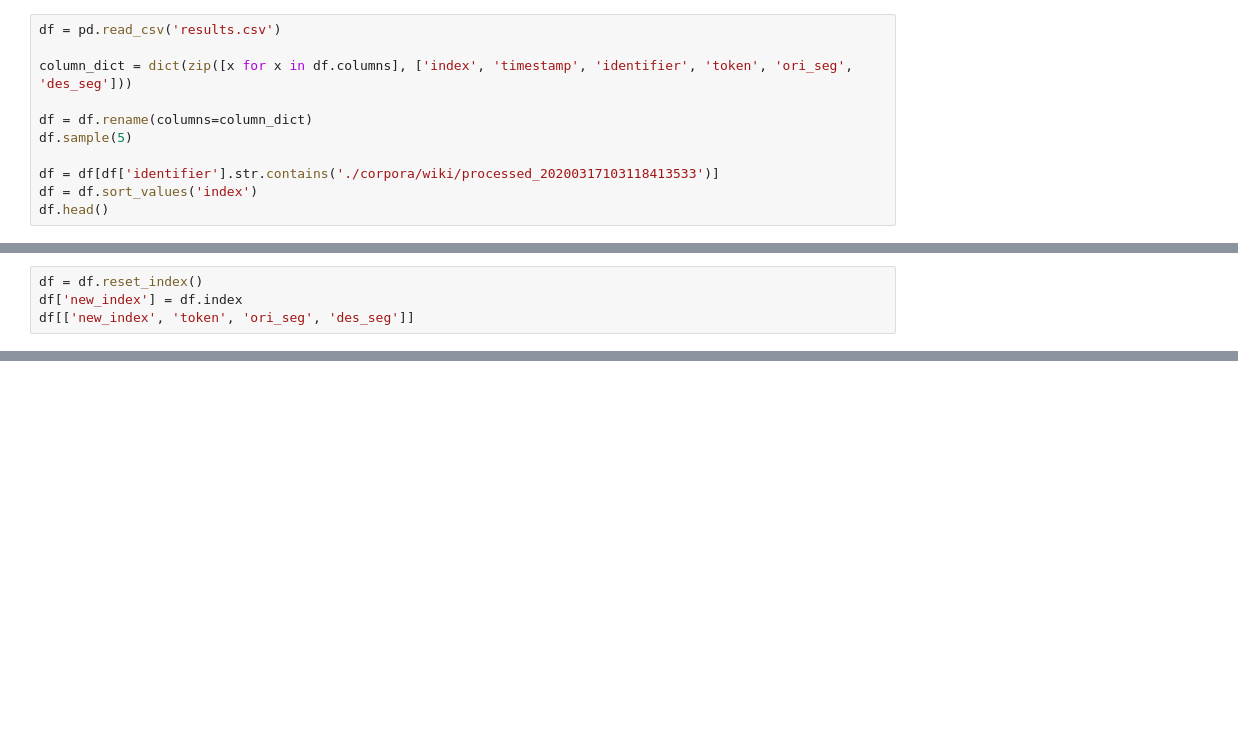
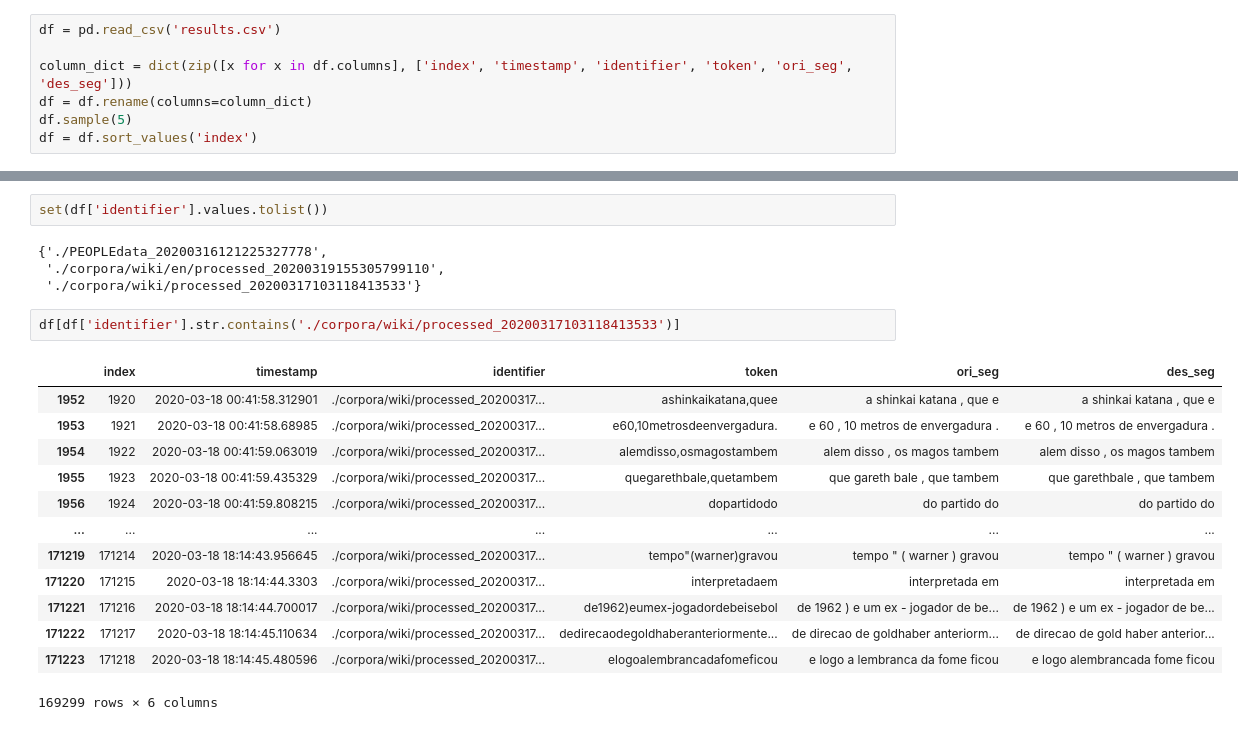
Before and after one commit to ruanchaves/BERT-WS, a Jupyter notebook: sandbox.ipynb, the cells around one changed output, grey strips where cells are left out. Drawn from its saved outputs; the diff is of its cells as text; blank space fills up the shorter version.

```diff
--- a/sandbox.ipynb
+++ b/sandbox.ipynb
@@ -24,10 +4,6 @@ dtype: int64
 df = pd.read_csv('results.csv')
 
 column_dict = dict(zip([x for x in df.columns], ['index', 'timestamp', 'identifier', 'token', 'ori_seg', 'des_seg']))
-
 df = df.rename(columns=column_dict)
 df.sample(5)
-
-df = df[df['identifier'].str.contains('./corpora/wiki/processed_20200317103118413533')]
 df = df.sort_values('index')
-df.head()
@@ -87,4 +9,0 @@ original_df
-# %%
-df = df.reset_index()
-df['new_index'] = df.index
-df[['new_index', 'token', 'ori_seg', 'des_seg']]
@@ -120,0 +10,22 @@ original_df.merge(df, how='outer', left_on='original_index', right_on='new_index
+# %%
+set(df['identifier'].values.tolist())
+# %% [output]
+{'./PEOPLEdata_20200316121225327778',
+ './corpora/wiki/en/processed_20200319155305799110',
+ './corpora/wiki/processed_20200317103118413533'}
+# %%
+df[df['identifier'].str.contains('./corpora/wiki/processed_20200317103118413533')]
+# %% [output]
+|  | index | timestamp | identifier | token | ori_seg | des_seg |
+| 1952 | 1920 | 2020-03-18 00:41:58.312901 | ./corpora/wiki/processed_20200317... | ashinkaikatana,quee | a shinkai katana , que e | a shinkai katana , que e |
+| 1953 | 1921 | 2020-03-18 00:41:58.68985 | ./corpora/wiki/processed_20200317... | e60,10metrosdeenvergadura. | e 60 , 10 metros de envergadura . | e 60 , 10 metros de envergadura . |
+| 1954 | 1922 | 2020-03-18 00:41:59.063019 | ./corpora/wiki/processed_20200317... | alemdisso,osmagostambem | alem disso , os magos tambem | alem disso , os magos tambem |
+| 1955 | 1923 | 2020-03-18 00:41:59.435329 | ./corpora/wiki/processed_20200317... | quegarethbale,quetambem | que gareth bale , que tambem | que garethbale , que tambem |
+| 1956 | 1924 | 2020-03-18 00:41:59.808215 | ./corpora/wiki/processed_20200317... | dopartidodo | do partido do | do partido do |
+| ... | ... | ... | ... | ... | ... | ... |
+| 171219 | 171214 | 2020-03-18 18:14:43.956645 | ./corpora/wiki/processed_20200317... | tempo"(warner)gravou | tempo " ( warner ) gravou | tempo " ( warner ) gravou |
+| 171220 | 171215 | 2020-03-18 18:14:44.3303 | ./corpora/wiki/processed_20200317... | interpretadaem | interpretada em | interpretada em |
+| 171221 | 171216 | 2020-03-18 18:14:44.700017 | ./corpora/wiki/processed_20200317... | de1962)eumex-jogadordebeisebol | de 1962 ) e um ex - jogador de be... | de 1962 ) e um ex - jogador de be... |
+| 171222 | 171217 | 2020-03-18 18:14:45.110634 | ./corpora/wiki/processed_20200317... | dedirecaodegoldhaberanteriormente... | de direcao de goldhaber anteriorm... | de direcao de gold haber anterior... |
+| 171223 | 171218 | 2020-03-18 18:14:45.480596 | ./corpora/wiki/processed_20200317... | elogoalembrancadafomeficou | e logo a lembranca da fome ficou | e logo alembrancada fome ficou |
+169299 rows × 6 columns
```
Also changed, not shown: parts of 19 cells of this notebook, 7 other files.
